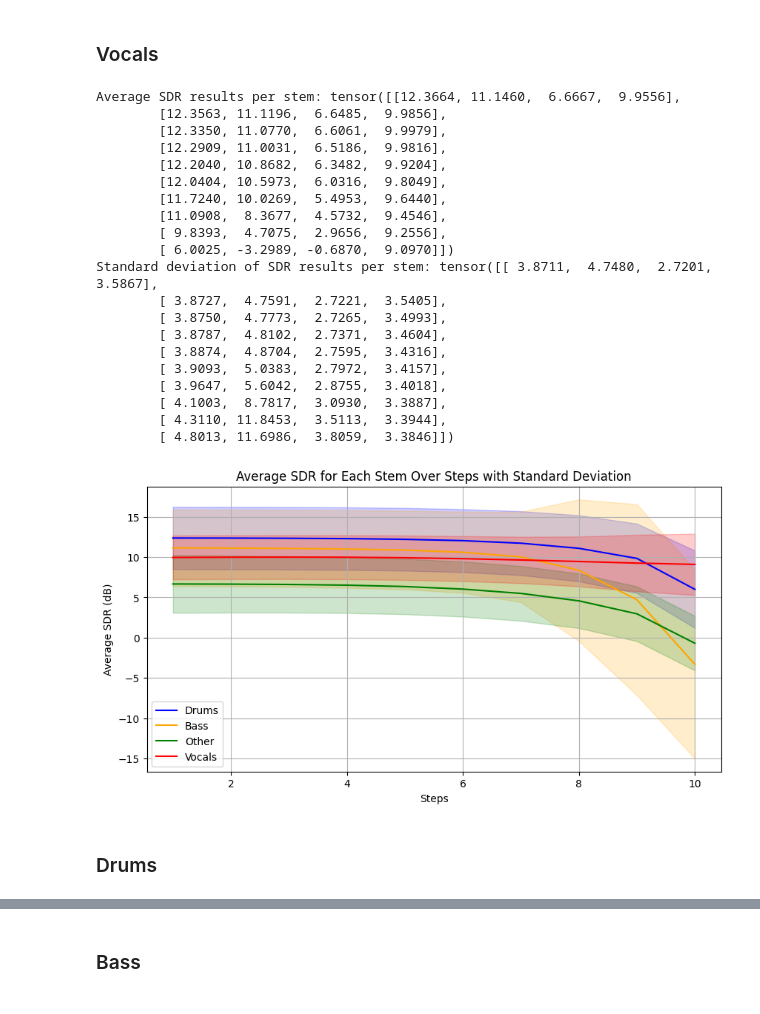
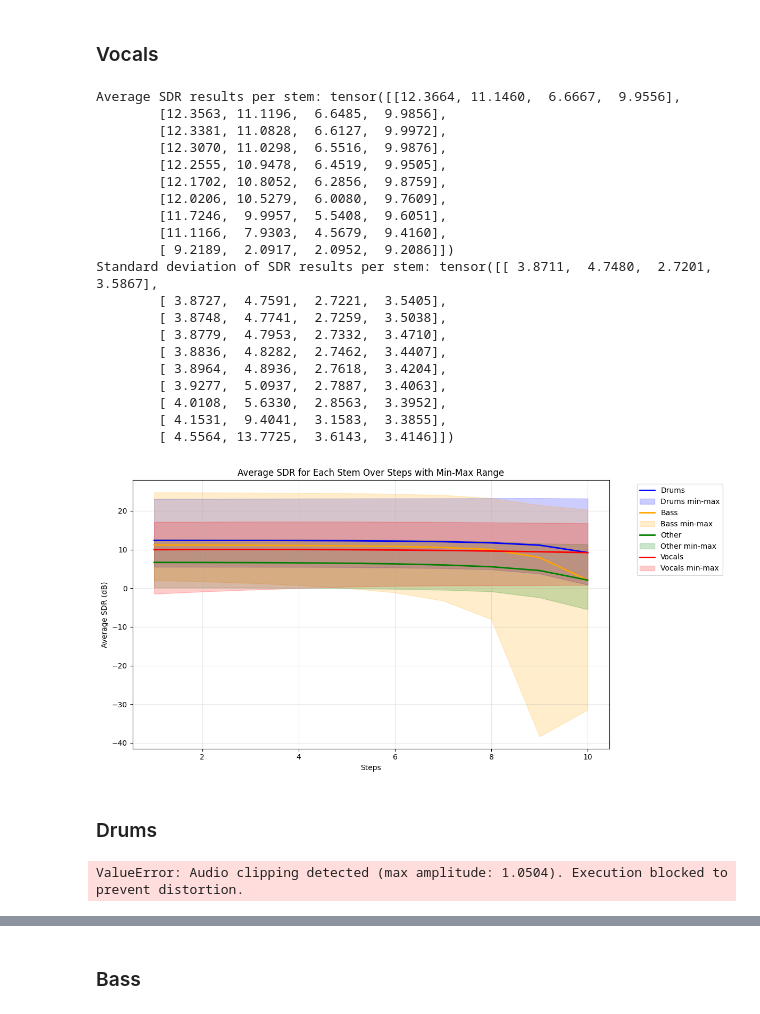
Before and after one commit to alessandromanattini/DEMIXING, a Jupyter notebook: L12_Magalini_Manattini_Marri.ipynb, the cells around one changed output, grey strips where cells are left out. Drawn from its saved outputs; the diff is of its cells as text; code cells hidden in the pictures.

```diff
--- a/L12_Magalini_Manattini_Marri.ipynb
+++ b/L12_Magalini_Manattini_Marri.ipynb
@@ -509,9 +510,13 @@ def compute_beta_sdrs(model, device, stems_dict, separated_sources, target_stem,
     sdr_results_beta = {stem: [] for stem in model.sources}
     for i, stem_name in enumerate(model.sources):
         # test normalization
-        # considering factor 1 - beta for all the stems wich are not the target stem
+        # considering factor 1 - beta for all the stems which are not the target stem
         if stem_name != target_stem:
             original_stem_beta_mod = stems_dict[stem_name].to(device) * (1 - beta)
+        else:
+            # For the target stem, use the original without modification
+            original_stem_beta_mod = stems_dict[stem_name].to(device)
+
         predicted_stem = separated_sources[0, i].to(device)
         sdr_value_beta = evaluate_sdr(original_stem_beta_mod, predicted_stem, device=device)
         sdr_results_beta[stem_name].append(sdr_value_beta)
@@ -863,7 +884,7 @@ def progressive_inference(
     for step in range(1 , steps + 1): # start from 1 to steps inclusive
         # Update the mixture
         if mixture_update_mode == "add sources":
-            new_mix = add_up_all_sources(model, mix, target_stem, initial_gains, steps, schedule_type, separated_sources, step)
+            new_mix, beta = add_up_all_sources(model, mix, target_stem, initial_gains, steps, schedule_type, separated_sources, step)
         elif mixture_update_mode == "add to mixture":
             new_mix, beta = add_target_to_mixture(mix, separated_sources, target_index, step, steps)
         elif mixture_update_mode == "oracle predictor":
@@ -1120,7 +1163,7 @@ Standard deviation of SDR results per stem: tensor([[ 3.8711,  4.7480,  2.7201,
 ### Vocals
 # %%
 # use the function to evaluate SDR across all the dataset using progressive inference
-sdr_mean_add_to_mix, sdr_std_add_to_mix = sdr_across_dataset(
+sdr_mean_add_to_mix, sdr_std_add_to_mix, sdr_min_max_add_to_mix, sdr_beta_mean_add_to_mix, sdr_beta_std_add_to_mix, sdr_beta_min_max_add_to_mix = sdr_across_dataset(
     dataset_dict,
     model,
     sample_rate,
@@ -1131,33 +1174,33 @@ sdr_mean_add_to_mix, sdr_std_add_to_mix = sdr_across_dataset(
     mixture_update_mode="add to mixture",
 )
 # %%
-plot_sdr_results_with_std(sdr_mean_add_to_mix, sdr_std_add_to_mix)
+plot_sdr_results_with_fill_btw(sdr_mean_add_to_mix, sdr_std_add_to_mix, sdr_min_max_add_to_mix)
 # %% [output]
 Average SDR results per stem: tensor([[12.3664, 11.1460,  6.6667,  9.9556],
         [12.3563, 11.1196,  6.6485,  9.9856],
-        [12.3350, 11.0770,  6.6061,  9.9979],
-        [12.2909, 11.0031,  6.5186,  9.9816],
-        [12.2040, 10.8682,  6.3482,  9.9204],
-        [12.0404, 10.5973,  6.0316,  9.8049],
-        [11.7240, 10.0269,  5.4953,  9.6440],
-        [11.0908,  8.3677,  4.5732,  9.4546],
-        [ 9.8393,  4.7075,  2.9656,  9.2556],
-        [ 6.0025, -3.2989, -0.6870,  9.0970]])
+        [12.3381, 11.0828,  6.6127,  9.9972],
+        [12.3070, 11.0298,  6.5516,  9.9876],
+        [12.2555, 10.9478,  6.4519,  9.9505],
+        [12.1702, 10.8052,  6.2856,  9.8759],
+        [12.0206, 10.5279,  6.0080,  9.7609],
+        [11.7246,  9.9957,  5.5408,  9.6051],
+        [11.1166,  7.9303,  4.5679,  9.4160],
+        [ 9.2189,  2.0917,  2.0952,  9.2086]])
 Standard deviation of SDR results per stem: tensor([[ 3.8711,  4.7480,  2.7201,  3.5867],
         [ 3.8727,  4.7591,  2.7221,  3.5405],
-        [ 3.8750,  4.7773,  2.7265,  3.4993],
-        [ 3.8787,  4.8102,  2.7371,  3.4604],
-        [ 3.8874,  4.8704,  2.7595,  3.4316],
-        [ 3.9093,  5.0383,  2.7972,  3.4157],
-        [ 3.9647,  5.6042,  2.8755,  3.4018],
-        [ 4.1003,  8.7817,  3.0930,  3.3887],
-        [ 4.3110, 11.8453,  3.5113,  3.3944],
-        [ 4.8013, 11.6986,  3.8059,  3.3846]])
+        [ 3.8748,  4.7741,  2.7259,  3.5038],
+        [ 3.8779,  4.7953,  2.7332,  3.4710],
+        [ 3.8836,  4.8282,  2.7462,  3.4407],
+        [ 3.8964,  4.8936,  2.7618,  3.4204],
+        [ 3.9277,  5.0937,  2.7887,  3.4063],
+        [ 4.0108,  5.6330,  2.8563,  3.3952],
+        [ 4.1531,  9.4041,  3.1583,  3.3855],
+        [ 4.5564, 13.7725,  3.6143,  3.4146]])
-[figure, old version]
+[figure, new version]
 # %% [markdown]
 ### Drums
 # %%
-sdr_mean_add_to_mix, sdr_std_add_to_mix = sdr_across_dataset(
+sdr_mean_add_to_mix, sdr_std_add_to_mix, sdr_min_max_add_to_mix, sdr_beta_mean_add_to_mix, sdr_beta_std_add_to_mix, sdr_beta_min_max_add_to_mix = sdr_across_dataset(
     dataset_dict,
     model,
     sample_rate,
@@ -1167,4 +1210,6 @@ sdr_mean_add_to_mix, sdr_std_add_to_mix = sdr_across_dataset(
     steps = 10,
     mixture_update_mode="add to mixture",
 )
+# %% [output]
+ValueError: Audio clipping detected (max amplitude: 1.0504). Execution blocked to prevent distortion.
 # %%
```
Also changed, not shown: parts of 14 cells of this notebook.
